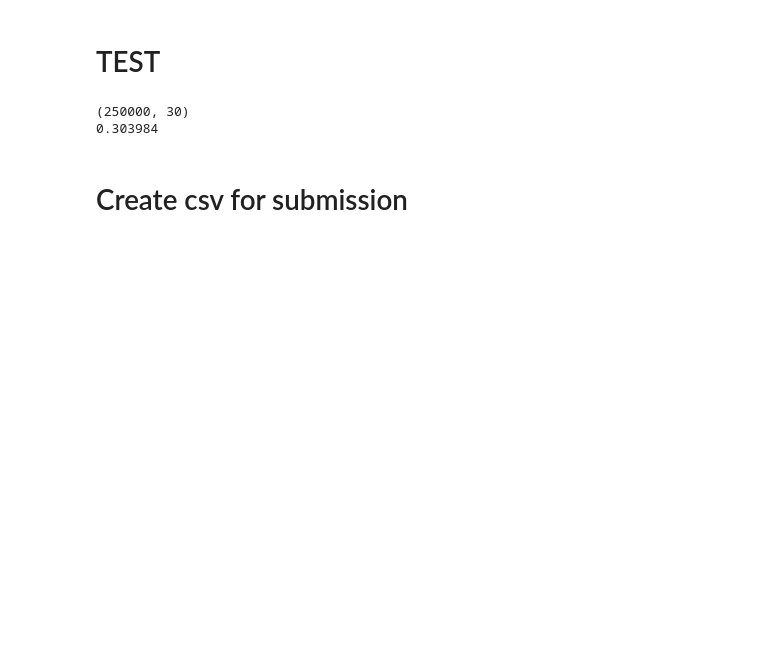
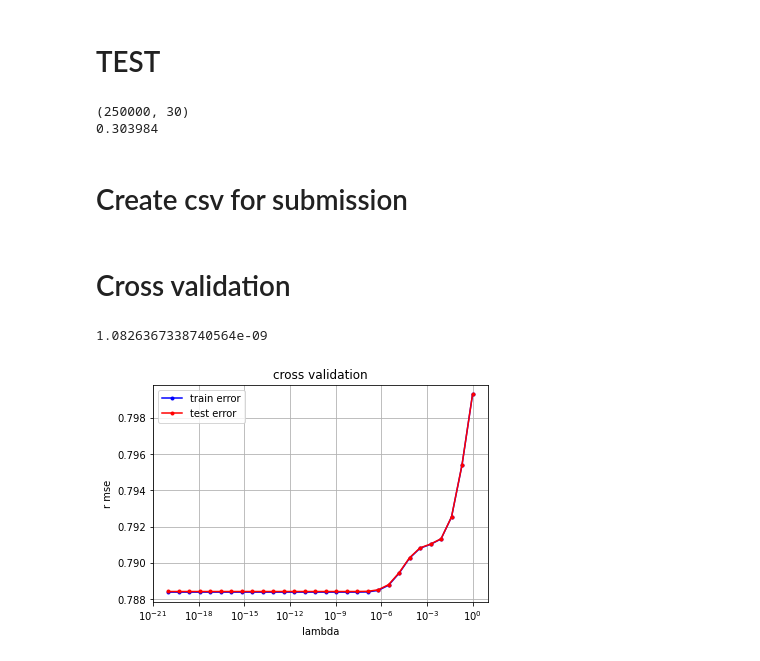
Before and after one commit to mkondracki/ML_project_1, a Jupyter notebook: Projet_1.ipynb, the cells around one changed output. Drawn from its saved outputs; the diff is of its cells as text; code cells hidden in the pictures; blank space fills up the shorter version.

Commit message:
cross validation

```diff
--- a/Projet_1.ipynb
+++ b/Projet_1.ipynb
@@ -71,5 +61,4 @@ print(names)
 We need to replace the missing data with smart values
 # %%
 x_tr_nan = np.where(x_tr==-999.000, np.nan, x_tr)
-
-print(x_tr_nan.shape)
+x_te_nan = np.where(x_te==-999.000, np.nan, x_te)
@@ -84,10 +71,19 @@ from load import *
 x_tr_class = x_tr_nan[:, 22]
 x_tr_reg = np.delete(x_tr_nan, 22, axis=1)
 
-x_tr_norm, x_tr_mean, x_tr_std = standardize(x_tr_filled)
+x_tr_norm, x_tr_mean, x_tr_std = standardize(x_tr_reg)
 
 x_tr_median = np.nanmedian(x_tr_norm, axis=0)
 x_tr_filled = fill_nan(x_tr_norm, x_tr_median)
+
+
+x_te_class = x_te_nan[:, 22]
+x_te_reg = np.delete(x_te_nan, 22, axis=1)
+
+x_te_norm, x_te_mean, x_te_std = standardize(x_te_reg)
+
+x_te_median = np.nanmedian(x_te_norm, axis=0)
+x_te_filled = fill_nan(x_te_norm, x_te_median)
 # %% [markdown]
 # TRAIN Gradient descent
 # %%
@@ -153,3 +149,19 @@ print(total_loss)
 from helpers import *
 
 create_csv_submission(id_, y_hat, 'test_1')
+# %% [markdown]
+# Cross validation
+# %%
+import validation
+from validation import cross_validation_demo
+
+y = np.concatenate((y_tr, y_te), axis = 0)
+x = np.concatenate((x_tr_filled, x_te_filled), axis = 0)
+# %%
+k_fold = 5
+lambdas = np.logspace(-20, 0, 30)
+best_lambda, best_rmse = cross_validation_demo(y, x, k_fold, lambdas)
+best_lambda
+# %% [output]
+1.0826367338740564e-09
+[figure, added]
```
Also changed, not shown: parts of 4 cells of this notebook, 4 other files.
